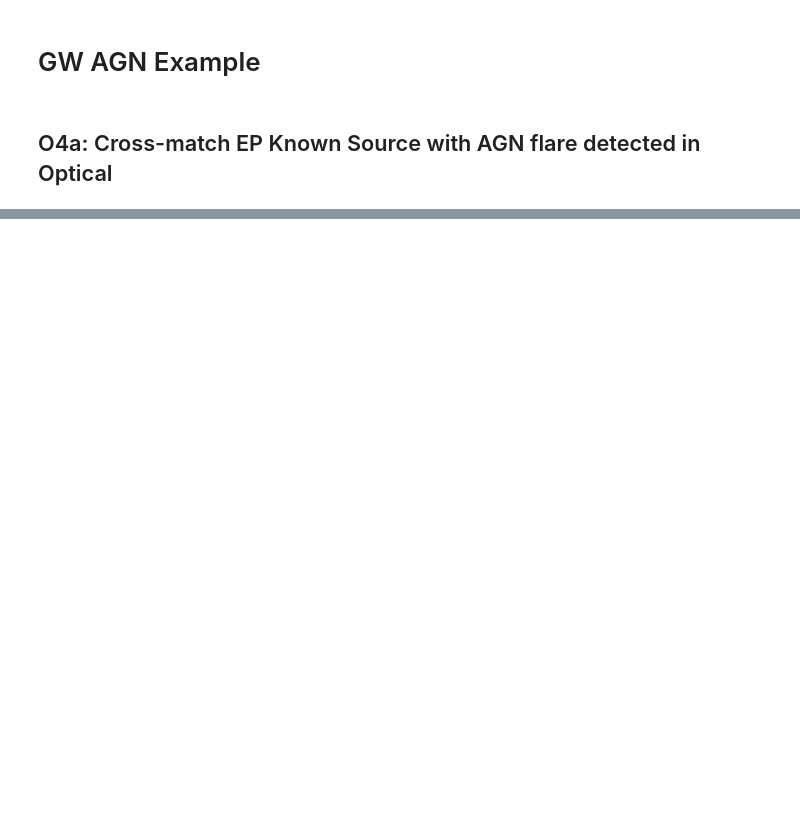
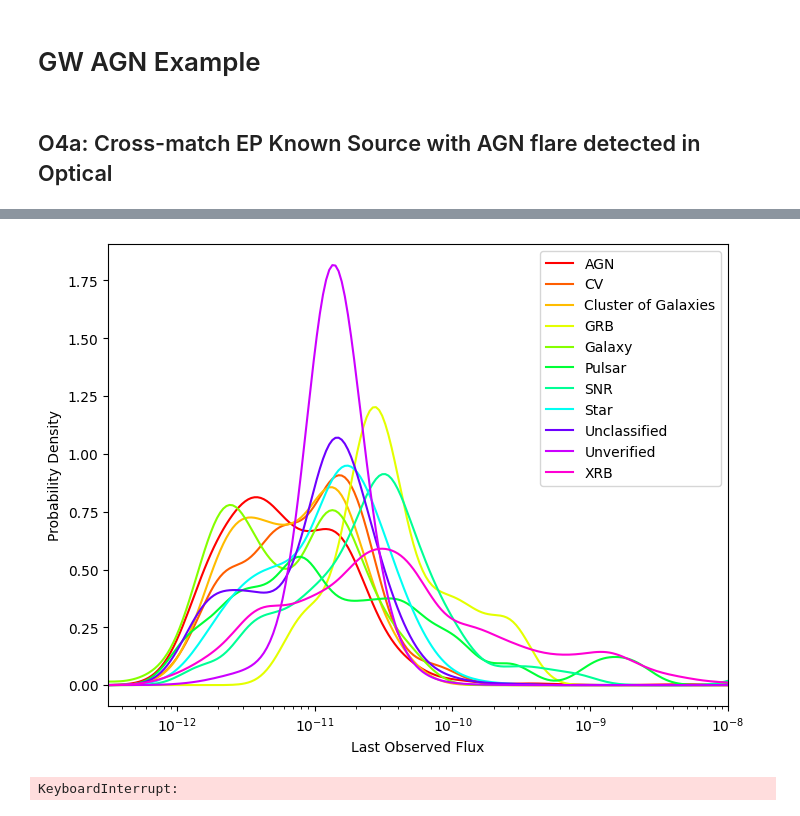
Before and after one commit to LAujust/Cmash, a Jupyter notebook: Example.ipynb, the cells around one changed output, grey strips where cells are left out. Drawn from its saved outputs; the diff is of its cells as text; code cells hidden in the pictures; blank space fills up the shorter version.

```diff
--- a/Example.ipynb
+++ b/Example.ipynb
@@ -33,0 +36,14 @@ Time(60224.6,format='mjd').iso
+# %%
+#Load Source List
+wxt_known_source_cat = pd.read_csv('/mnt/rdliang/AGN/BBH_AGN/data/wxt_known_source_list.csv').rename(columns={'Source Name':'Common Name'})
+transient_cat = pd.read_csv('/mnt/rdliang/AGN/BBH_AGN/data/transient_list.csv')
+stellar_flare_cat = pd.read_csv('/mnt/rdliang/AGN/BBH_AGN/data/stellar_flare_list.csv')
+all_source = wxt_known_source_cat.merge(transient_cat,how='outer')
+all_source = all_source.merge(stellar_flare_cat,how='outer')
+
+categories = np.unique(all_source['Category'].replace({np.nan:'Unclassified','X-ray Binary':'XRB','Unclassfied':'Unclassified'}))
+property_flux = {cat:0 for cat in categories}
+
+for cat in categories:
+    print('%s : %s'%(cat,len(all_source[all_source['Category']==cat])))
+    property_flux[cat] = all_source[all_source['Category']==cat]['Last Observed Flux'].to_numpy()
@@ -33,0 +66,49 @@ Time(60224.6,format='mjd').iso
+# %%
+#Flux histogram per category
+cmap = plt.get_cmap('hsv', len(categories)+2)
+cat_color = {cat:mpl.colors.rgb2hex(cmap(i)) for i,cat in enumerate(categories)}
+fig, ax = plt.subplots(figsize=(8,6),dpi=100)
+bins = np.logspace(-12.5,-8,20)
+x_plot = np.logspace(-12.5,-8,200)
+for i,cat in enumerate(categories):
+    data = property_flux[cat]
+    if len(data) < 20:
+        continue
+    data = data[data != 0]
+    data = np.log10(data).reshape(-1,1)
+    #data[~np.isfinite(data)] = -10
+    kde = KernelDensity(kernel='gaussian', bandwidth=0.15).fit(data)
+    log_dens = kde.score_samples(np.log10(x_plot).reshape(-1,1))
+    ax.plot(x_plot,np.exp(log_dens),color=cat_color[cat],label=cat)
+    #ax.hist(property_flux[cat],bins=bins,histtype='step',color=cat_color[cat],density=True)
+    #ax.hist(property_flux[cat],bins=bins,histtype='bar',color=cat_color[cat],alpha=0.3,density=True)
+ax.set_xscale('log')
+#ax.set_yscale('log')
+ax.set_xlim(min(bins),max(bins))
+ax.set_ylabel('Probability Density')
+ax.set_xlabel('Last Observed Flux')
+ax.legend()
+plt.savefig('/mnt/rdliang/AGN/BBH_AGN/figures/xflux_stat.png',dpi=300)
+# %% [output]
+[figure, added]
+# %%
+#redshift distribution
+from astroquery.simbad import Simbad
+# 确保查询包含红移字段
+Simbad.add_votable_fields('rvz_redshift')
+
+all_source['redshift'] = np.empty(all_source.shape[0])
+for i in tqdm(range(all_source.shape[0]),):
+    name = all_source.loc[i,'Common Name']
+    result = Simbad.query_object(name)
+    if name is not None:
+        try:
+            redshift = result['rvz_redshift'][0]
+            all_source.loc[i,'redshift'] = redshift
+        except:
+            #tqdm.write('No redshift information of %s on SIMBAD'%name)
+            # print('No redshift information of %s on SIMBAD'%name,file=sys.stderr)
+            all_source.loc[i,'redshift'] = None
+all_source.to_csv('/mnt/rdliang/AGN/BBH_AGN/data/all_source.csv')
+# %% [output]
+KeyboardInterrupt:
```
Also changed, not shown: parts of 13 cells of this notebook, 4 other files.
